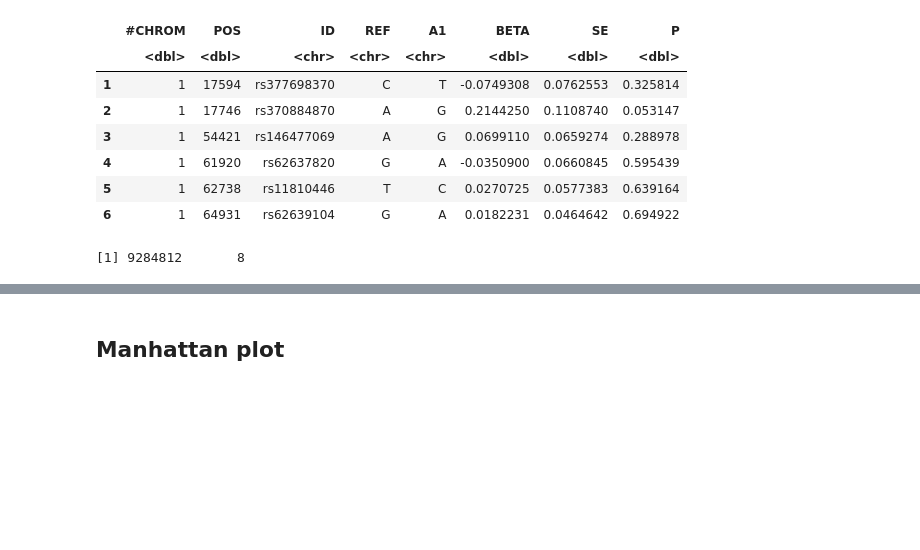
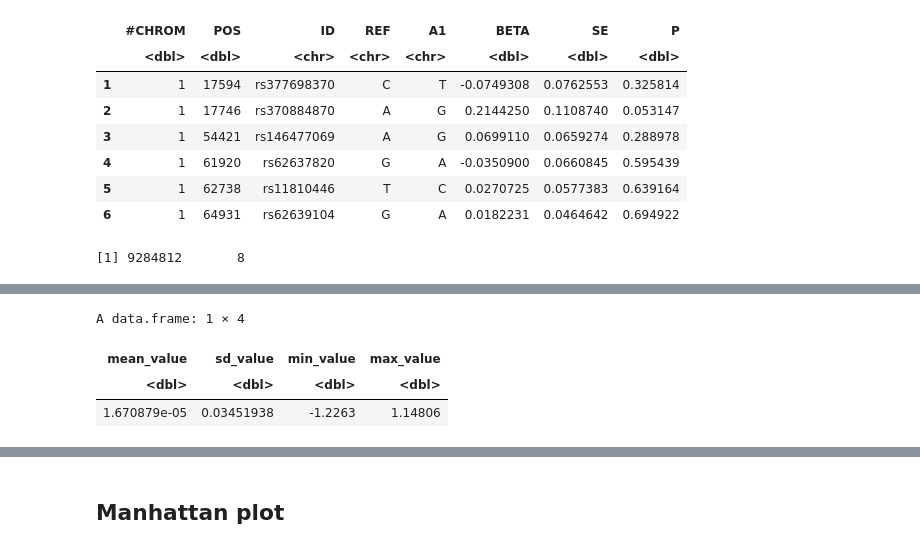
Before and after one commit to pivlab/phenoplier, a Jupyter notebook: nbs/15_gsa_gls/20-null_simulations/05_gwas/09_05-gwas-qqplot.ipynb, the cells around one changed output, grey strips where cells are left out. Cells and saved outputs as stored; diff of their text form; code cells hidden in the pictures; blank space fills up the shorter version.

```diff
--- a/nbs/15_gsa_gls/20-null_simulations/05_gwas/09_05-gwas-qqplot.ipynb
+++ b/nbs/15_gsa_gls/20-null_simulations/05_gwas/09_05-gwas-qqplot.ipynb
@@ -83,0 +132,15 @@ dim(gwas)
+# %%
+gwas_beta_stats <- gwas %>%
+  summarise(
+    mean_value = mean(BETA, na.rm = TRUE),
+    sd_value   = sd(BETA, na.rm = TRUE),
+    min_value  = min(BETA, na.rm = TRUE),
+    max_value  = max(BETA, na.rm = TRUE),
+  )
+# %%
+gwas_beta_stats
+# %% [output]
+A data.frame: 1 × 4
+| mean_value | sd_value | min_value | max_value |
+| <dbl> | <dbl> | <dbl> | <dbl> |
+| 1.670879e-05 | 0.03451938 | -1.2263 | 1.14806 |
```
Also changed, not shown: parts of 47 cells of this notebook, 4 other files.
